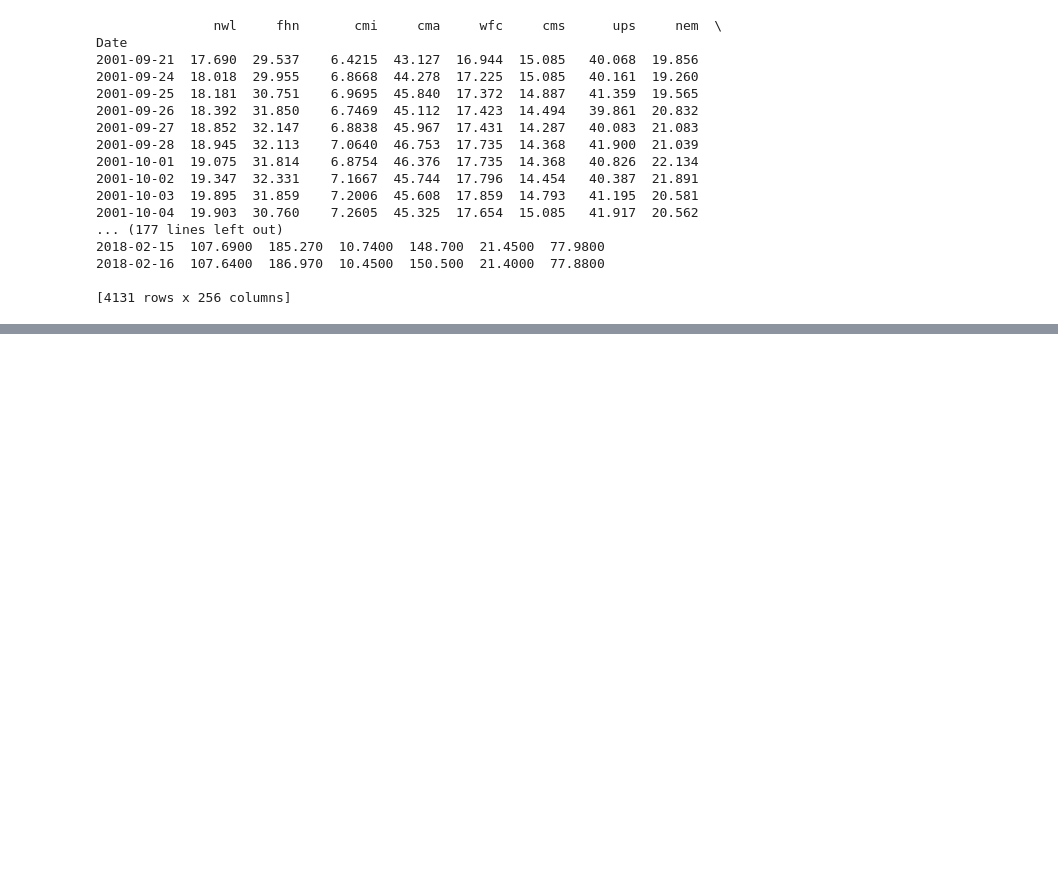
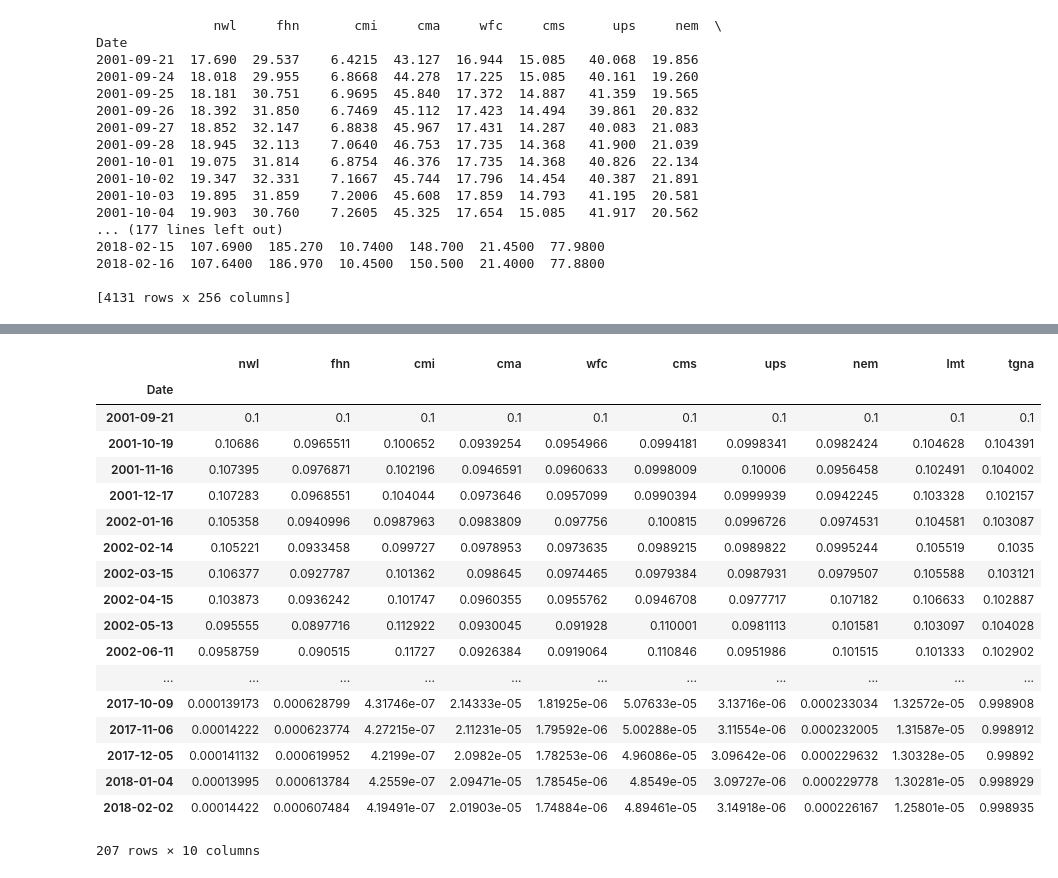
Before and after one commit to BoucheDimitri/OnlinePortfolio, a Jupyter notebook: Main.ipynb, the cells around one changed output, grey strips where cells are left out. Saved outputs shown, nothing was run; the diff lists cells and outputs as text; code cells hidden in the pictures; blank space fills up the shorter version.

Commit message:
Added gitignore and implemented weights for EG strategy

```diff
--- a/Main.ipynb
+++ b/Main.ipynb
@@ -35,0 +37,13 @@ data_returns = data_nyse.pct_change(ndays_rebal).ix[::ndays_rebal, :]
+# %%
+def exp_weights(pvec, xvec, eta):
+    norm_coef = (pvec * xvec).sum()
+    wvec = pd.Series(index=pvec.index)
+    for i in pvec.index:
+        wvec[i] = pvec[i] * np.exp (eta * xvec[i] / norm_coef)
+    return wvec / wvec.sum()
+# %%
+# Test for exp_weights
+x = 100 * data_returns.iloc[1, 0:10]
+p = pd.Series(index=x.index, data=1/x.shape[0])
+w = exp_weights(p, x, 0.5)
+print(w)
@@ -35,0 +62,37 @@ data_returns = data_nyse.pct_change(ndays_rebal).ix[::ndays_rebal, :]
+# %%
+def weights_eg(returns, eta, pinit):
+    w = pd.DataFrame(index=returns.index, columns=returns.columns)
+    for t in range(0, w.shape[0]):
+        if t==0:
+            w.iloc[t, :] = pinit
+        else :
+            coefs = exp_weights(w.iloc[t-1, :], returns.iloc[t-1, :], eta)
+            w.iloc[t, :] = coefs
+    return w
+# %%
+# Test for weights_eg
+x = 100 * data_returns.iloc[:, 0:10]
+pinit = pd.Series(index=x.columns, data=1/len(x.columns))
+w = weights_eg(x, 0.01, pinit)
+# %%
+w
+# %% [output]
+|  | nwl | fhn | cmi | cma | wfc | cms | ups | nem | lmt | tgna |
+| Date |  |  |  |  |  |  |  |  |  |  |
+| 2001-09-21 | 0.1 | 0.1 | 0.1 | 0.1 | 0.1 | 0.1 | 0.1 | 0.1 | 0.1 | 0.1 |
+| 2001-10-19 | 0.10686 | 0.0965511 | 0.100652 | 0.0939254 | 0.0954966 | 0.0994181 | 0.0998341 | 0.0982424 | 0.104628 | 0.104391 |
+| 2001-11-16 | 0.107395 | 0.0976871 | 0.102196 | 0.0946591 | 0.0960633 | 0.0998009 | 0.10006 | 0.0956458 | 0.102491 | 0.104002 |
+| 2001-12-17 | 0.107283 | 0.0968551 | 0.104044 | 0.0973646 | 0.0957099 | 0.0990394 | 0.0999939 | 0.0942245 | 0.103328 | 0.102157 |
+| 2002-01-16 | 0.105358 | 0.0940996 | 0.0987963 | 0.0983809 | 0.097756 | 0.100815 | 0.0996726 | 0.0974531 | 0.104581 | 0.103087 |
+| 2002-02-14 | 0.105221 | 0.0933458 | 0.099727 | 0.0978953 | 0.0973635 | 0.0989215 | 0.0989822 | 0.0995244 | 0.105519 | 0.1035 |
+| 2002-03-15 | 0.106377 | 0.0927787 | 0.101362 | 0.098645 | 0.0974465 | 0.0979384 | 0.0987931 | 0.0979507 | 0.105588 | 0.103121 |
+| 2002-04-15 | 0.103873 | 0.0936242 | 0.101747 | 0.0960355 | 0.0955762 | 0.0946708 | 0.0977717 | 0.107182 | 0.106633 | 0.102887 |
+| 2002-05-13 | 0.095555 | 0.0897716 | 0.112922 | 0.0930045 | 0.091928 | 0.110001 | 0.0981113 | 0.101581 | 0.103097 | 0.104028 |
+| 2002-06-11 | 0.0958759 | 0.090515 | 0.11727 | 0.0926384 | 0.0919064 | 0.110846 | 0.0951986 | 0.101515 | 0.101333 | 0.102902 |
+| ... | ... | ... | ... | ... | ... | ... | ... | ... | ... | ... |
+| 2017-10-09 | 0.000139173 | 0.000628799 | 4.31746e-07 | 2.14333e-05 | 1.81925e-06 | 5.07633e-05 | 3.13716e-06 | 0.000233034 | 1.32572e-05 | 0.998908 |
+| 2017-11-06 | 0.00014222 | 0.000623774 | 4.27215e-07 | 2.11231e-05 | 1.79592e-06 | 5.00288e-05 | 3.11554e-06 | 0.000232005 | 1.31587e-05 | 0.998912 |
+| 2017-12-05 | 0.000141132 | 0.000619952 | 4.2199e-07 | 2.0982e-05 | 1.78253e-06 | 4.96086e-05 | 3.09642e-06 | 0.000229632 | 1.30328e-05 | 0.99892 |
+| 2018-01-04 | 0.00013995 | 0.000613784 | 4.2559e-07 | 2.09471e-05 | 1.78545e-06 | 4.8549e-05 | 3.09727e-06 | 0.000229778 | 1.30281e-05 | 0.998929 |
+| 2018-02-02 | 0.00014422 | 0.000607484 | 4.19491e-07 | 2.01903e-05 | 1.74884e-06 | 4.89461e-05 | 3.14918e-06 | 0.000226167 | 1.25801e-05 | 0.998935 |
+207 rows × 10 columns
```
Also changed, not shown: parts of 2 cells of this notebook, 1 other file.
